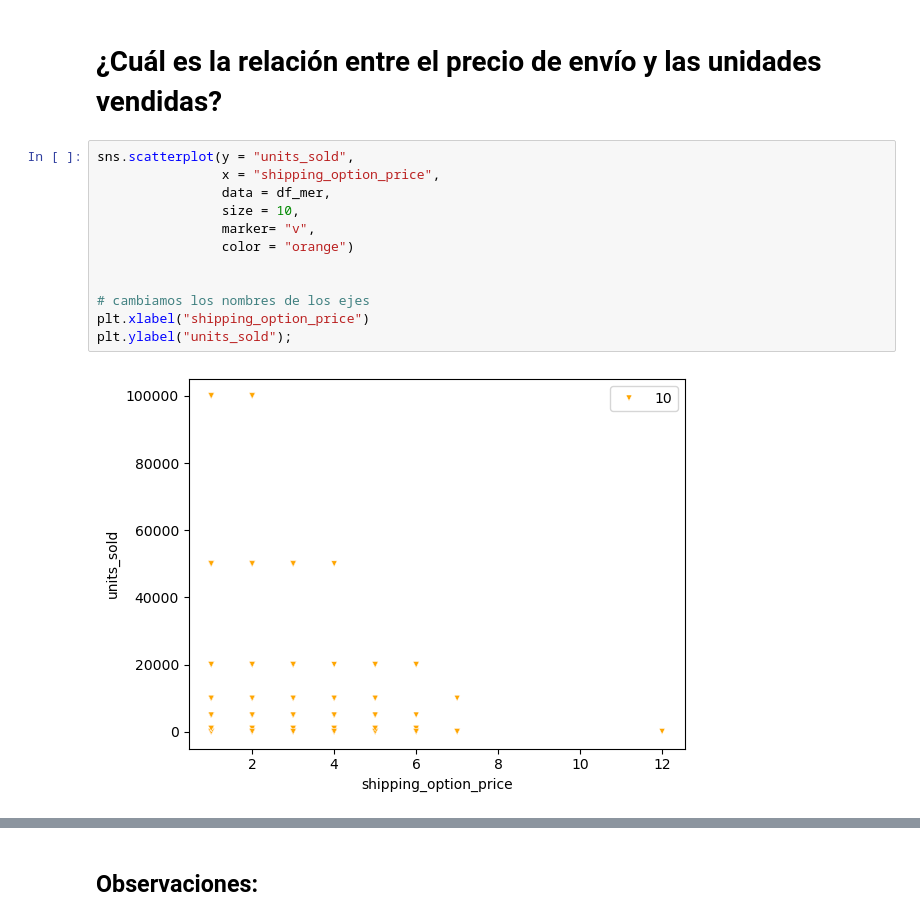
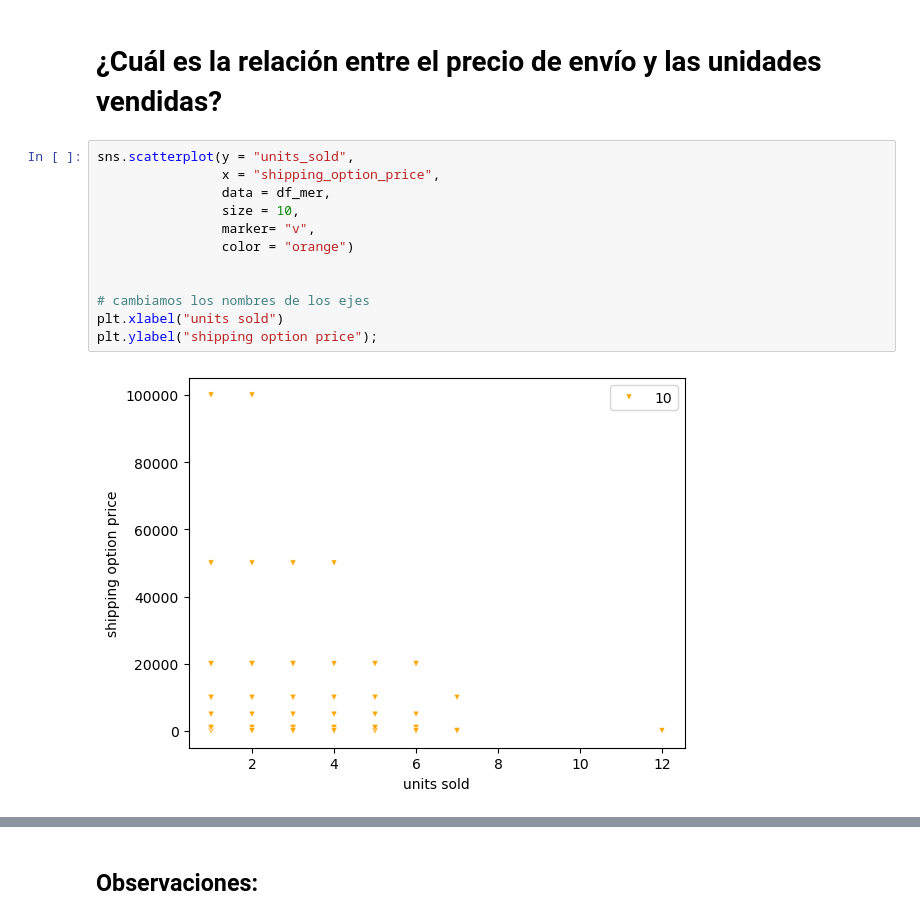
Before and after one commit to AlmuSF/Adalab-repositorio_pair_modulo3, a Jupyter notebook: Pair7_visualizacion.ipynb, the cells around one changed output, grey strips where cells are left out. Drawn from its saved outputs; the diff is of its cells as text.

```diff
--- a/Pair7_visualizacion.ipynb
+++ b/Pair7_visualizacion.ipynb
@@ -243,16 +207,16 @@ sns.regplot(x = "units_sold",
 # %%
 sns.scatterplot(y = "units_sold",
                 x = "shipping_option_price",
                 data = df_mer,
                 size = 10,
                 marker= "v",
                 color = "orange")
 
 
 # cambiamos los nombres de los ejes
-plt.xlabel("shipping_option_price")
-plt.ylabel("units_sold");
+plt.xlabel("units sold")
+plt.ylabel("shipping option price");
 # %% [output]
-[figure, old version]
+[figure, new version]
 # %%
 sns.boxplot(x= 'shipping_option_price', y='units_sold', data=df_mer, color= 'pink')
```
Also changed, not shown: parts of 7 cells of this notebook.
